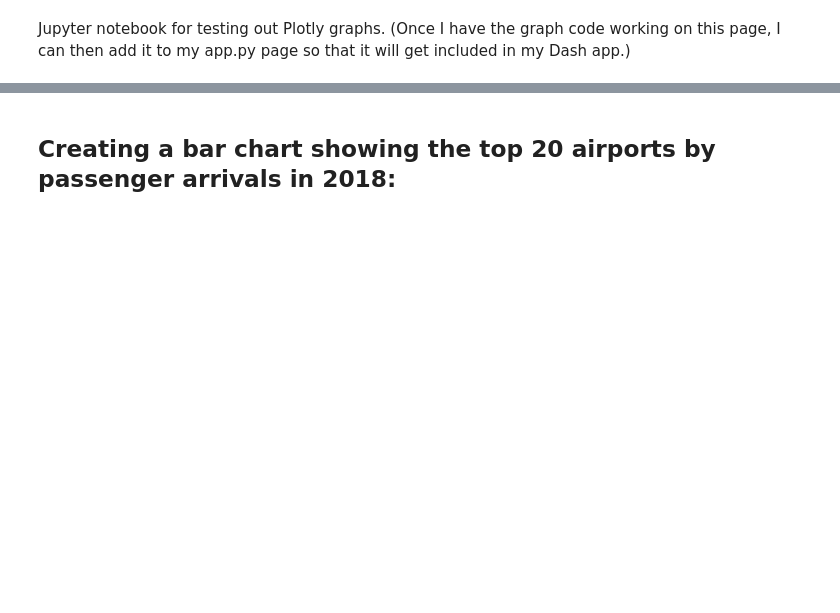
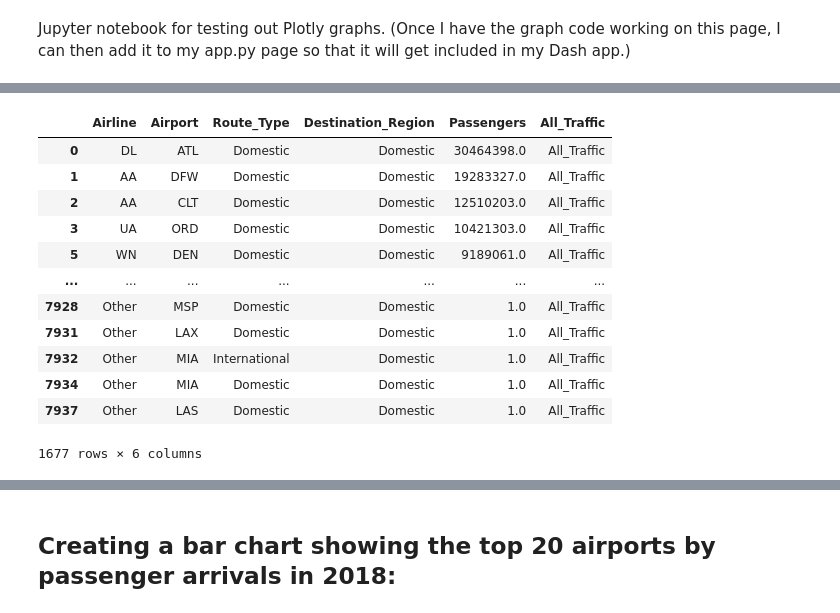
Before and after one commit to kburchfiel/kburchfiel-dash-plotly-demo, a Jupyter notebook: plotly_chart_building.ipynb, the cells around one changed output, grey strips where cells are left out. Cells and saved outputs as stored; diff of their text form; code cells hidden in the pictures; blank space fills up the shorter version.

```diff
--- a/plotly_chart_building.ipynb
+++ b/plotly_chart_building.ipynb
@@ -29,0 +87,16 @@ airline_color_map = {
+# %%
+df_airline_airport_pairs_filtered
+# %% [output]
+|  | Airline | Airport | Route_Type | Destination_Region | Passengers | All_Traffic |
+| 0 | DL | ATL | Domestic | Domestic | 30464398.0 | All_Traffic |
+| 1 | AA | DFW | Domestic | Domestic | 19283327.0 | All_Traffic |
+| 2 | AA | CLT | Domestic | Domestic | 12510203.0 | All_Traffic |
+| 3 | UA | ORD | Domestic | Domestic | 10421303.0 | All_Traffic |
+| 5 | WN | DEN | Domestic | Domestic | 9189061.0 | All_Traffic |
+| ... | ... | ... | ... | ... | ... | ... |
+| 7928 | Other | MSP | Domestic | Domestic | 1.0 | All_Traffic |
+| 7931 | Other | LAX | Domestic | Domestic | 1.0 | All_Traffic |
+| 7932 | Other | MIA | International | Domestic | 1.0 | All_Traffic |
+| 7934 | Other | MIA | Domestic | Domestic | 1.0 | All_Traffic |
+| 7937 | Other | LAS | Domestic | Domestic | 1.0 | All_Traffic |
+1677 rows × 6 columns
```
Also changed, not shown: parts of 44 cells of this notebook, 6 other files.
